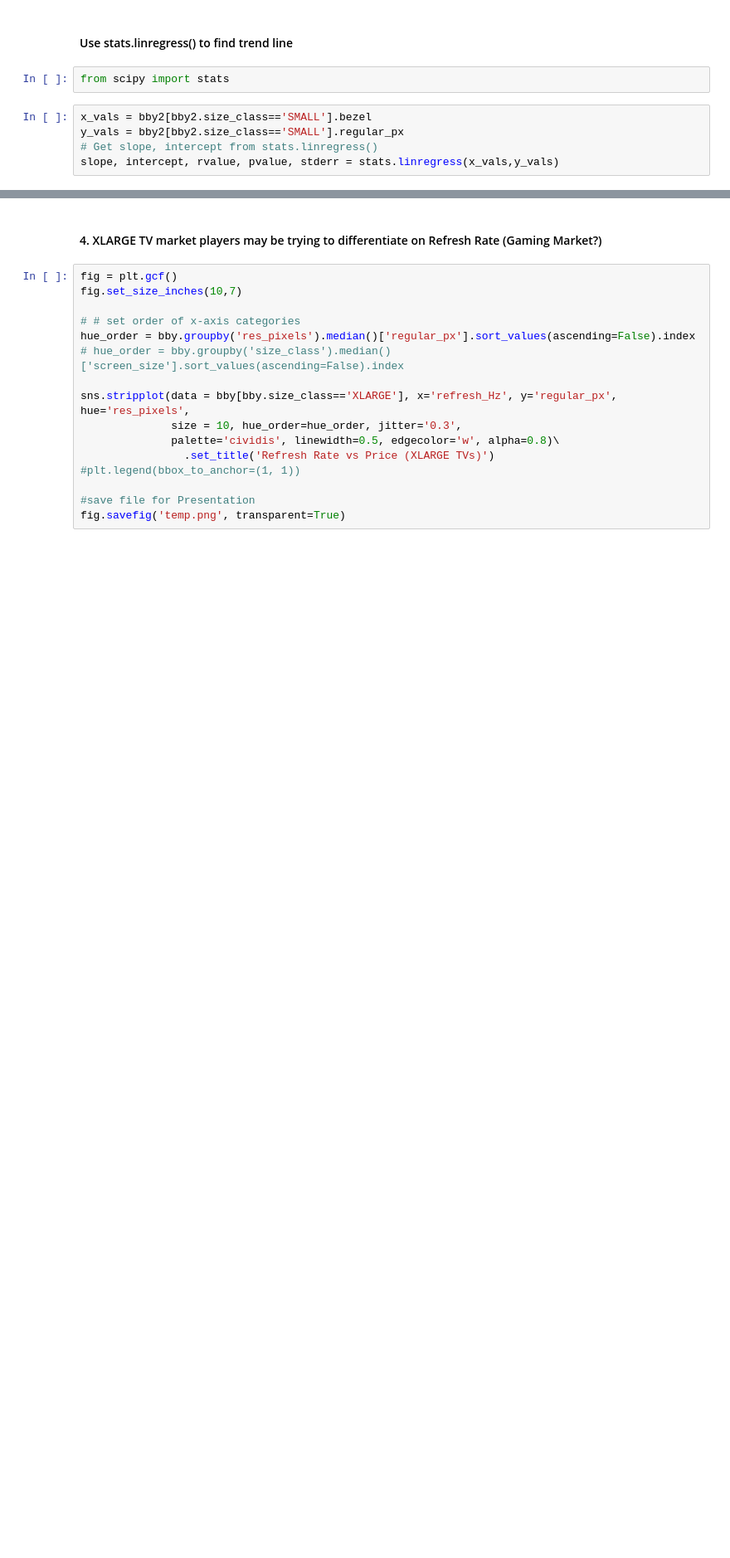
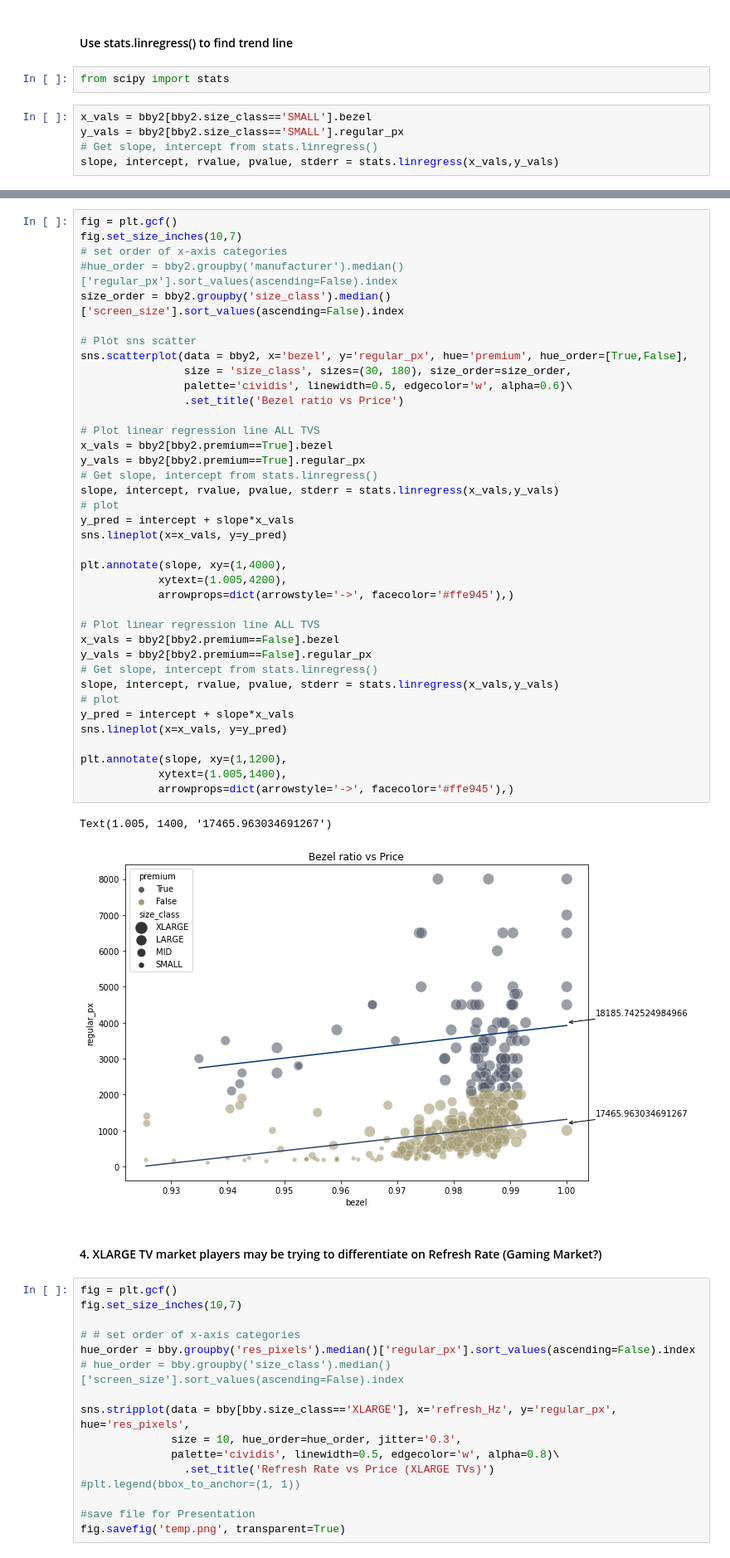
Before and after one commit to dnie44/nycdatascience_python_project, a Jupyter notebook: bb_analysis2.ipynb, the cells around one changed output, grey strips where cells are left out. Shown at 83% size. Cells and saved outputs as stored; diff of their text form; blank space fills up the shorter version.

```diff
--- a/bb_analysis2.ipynb
+++ b/bb_analysis2.ipynb
@@ -302,3 +307,44 @@ fig.savefig('temp.png', transparent=True)
+# %%
+fig = plt.gcf()
+fig.set_size_inches(10,7)
+# set order of x-axis categories
+#hue_order = bby2.groupby('manufacturer').median()['regular_px'].sort_values(ascending=False).index
+size_order = bby2.groupby('size_class').median()['screen_size'].sort_values(ascending=False).index
+
+# Plot sns scatter
+sns.scatterplot(data = bby2, x='bezel', y='regular_px', hue='premium', hue_order=[True,False],
+                size = 'size_class', sizes=(30, 180), size_order=size_order,
+                palette='cividis', linewidth=0.5, edgecolor='w', alpha=0.6)\
+                .set_title('Bezel ratio vs Price')
+
+# Plot linear regression line ALL TVS
+x_vals = bby2[bby2.premium==True].bezel
+y_vals = bby2[bby2.premium==True].regular_px
+# Get slope, intercept from stats.linregress()
+slope, intercept, rvalue, pvalue, stderr = stats.linregress(x_vals,y_vals)
+# plot
+y_pred = intercept + slope*x_vals
+sns.lineplot(x=x_vals, y=y_pred)
+
+plt.annotate(slope, xy=(1,4000),
+            xytext=(1.005,4200),
+            arrowprops=dict(arrowstyle='->', facecolor='#ffe945'),)
+
+# Plot linear regression line ALL TVS
+x_vals = bby2[bby2.premium==False].bezel
+y_vals = bby2[bby2.premium==False].regular_px
+# Get slope, intercept from stats.linregress()
+slope, intercept, rvalue, pvalue, stderr = stats.linregress(x_vals,y_vals)
+# plot
+y_pred = intercept + slope*x_vals
+sns.lineplot(x=x_vals, y=y_pred)
+
+plt.annotate(slope, xy=(1,1200),
+            xytext=(1.005,1400),
+            arrowprops=dict(arrowstyle='->', facecolor='#ffe945'),)
+# %% [output]
+Text(1.005, 1400, '17465.963034691267')
+[figure, added]
 # %% [markdown]
 #### 4. XLARGE TV market players may be trying to differentiate on Refresh Rate (Gaming Market?)
 # %%
```
Also changed, not shown: parts of 10 cells of this notebook, 3 other files.
